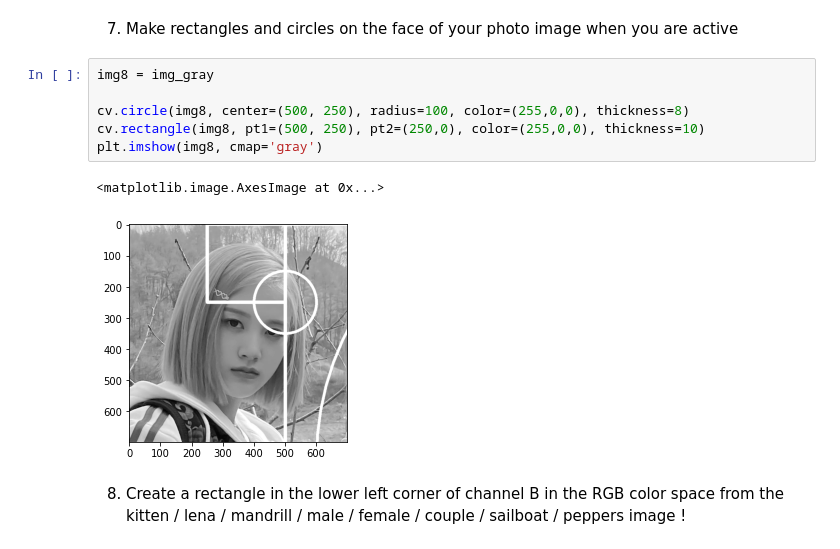
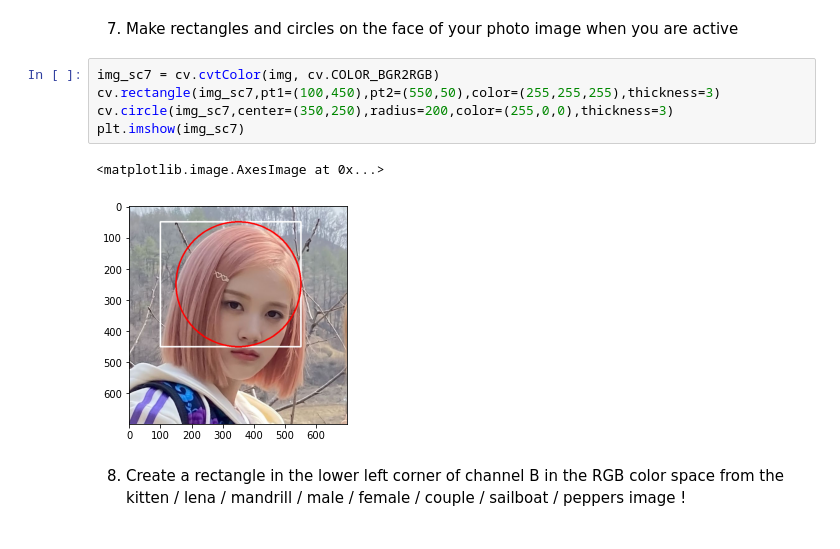
Before and after one commit to AisyaChalvinaIzumi/AisyaChalvinaIzumi, a Jupyter notebook: Week2(with question, and Task).ipynb, the cells around one changed output. Cells and saved outputs as stored; diff of their text form.

```diff
--- a/Week2(with question, and Task).ipynb
+++ b/Week2(with question, and Task).ipynb
@@ -203,15 +203,14 @@ plt.imshow(img7)
 [figure]
 # %% [markdown]
 7.  Make rectangles and circles on the face of your photo image when you are active
-# %%
-img8 = img_gray
-
-cv.circle(img8, center=(500, 250), radius=100, color=(255,0,0), thickness=8)
-cv.rectangle(img8, pt1=(500, 250), pt2=(250,0), color=(255,0,0), thickness=10)
-plt.imshow(img8, cmap='gray')
-# %% [output]
-<matplotlib.image.AxesImage at 0x...>
-[figure, removed]
+# %%
+img_sc7 = cv.cvtColor(img, cv.COLOR_BGR2RGB)
+cv.rectangle(img_sc7,pt1=(100,450),pt2=(550,50),color=(255,255,255),thickness=3)
+cv.circle(img_sc7,center=(350,250),radius=200,color=(255,0,0),thickness=3)
+plt.imshow(img_sc7)
+# %% [output]
+<matplotlib.image.AxesImage at 0x...>
+[figure, added]
 # %% [markdown]
 8.  Create a rectangle in the lower left corner of channel B in the RGB color space from
 the kitten / lena / mandrill / male / female / couple / sailboat / peppers image !
```
Also changed, not shown: parts of 2 cells of this notebook.
